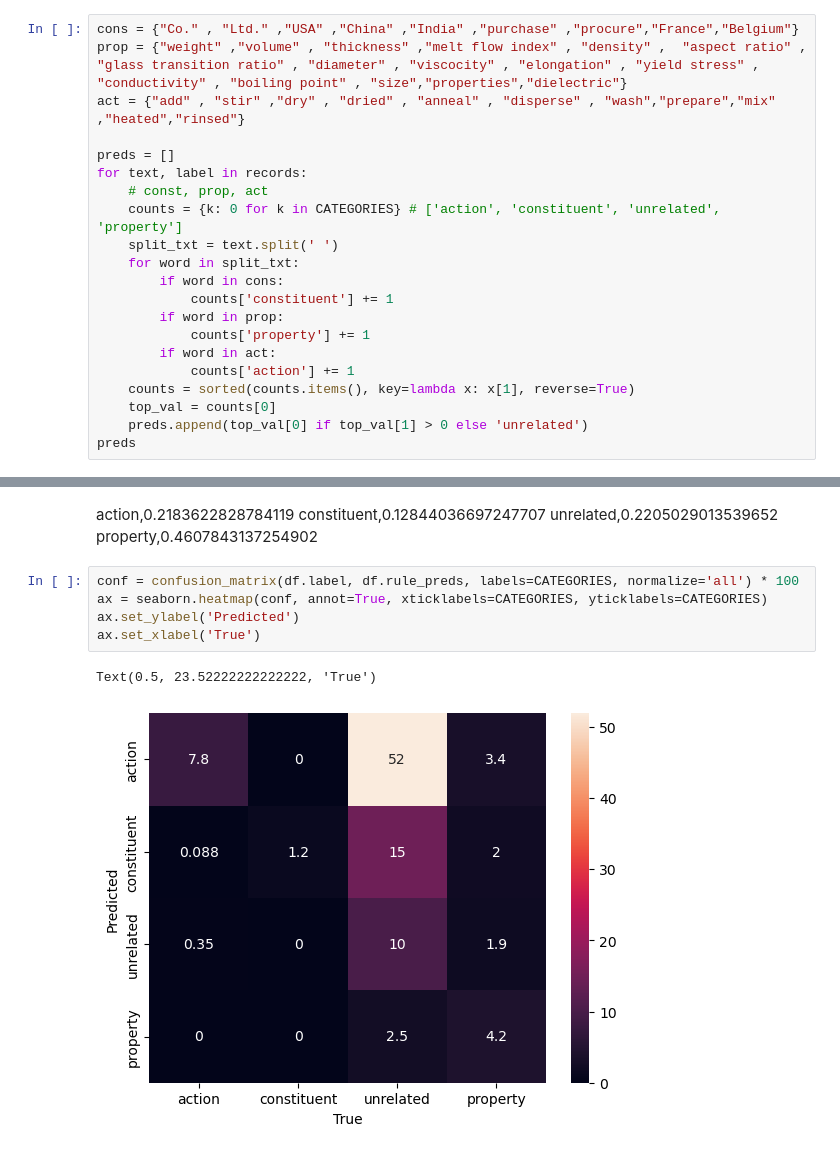
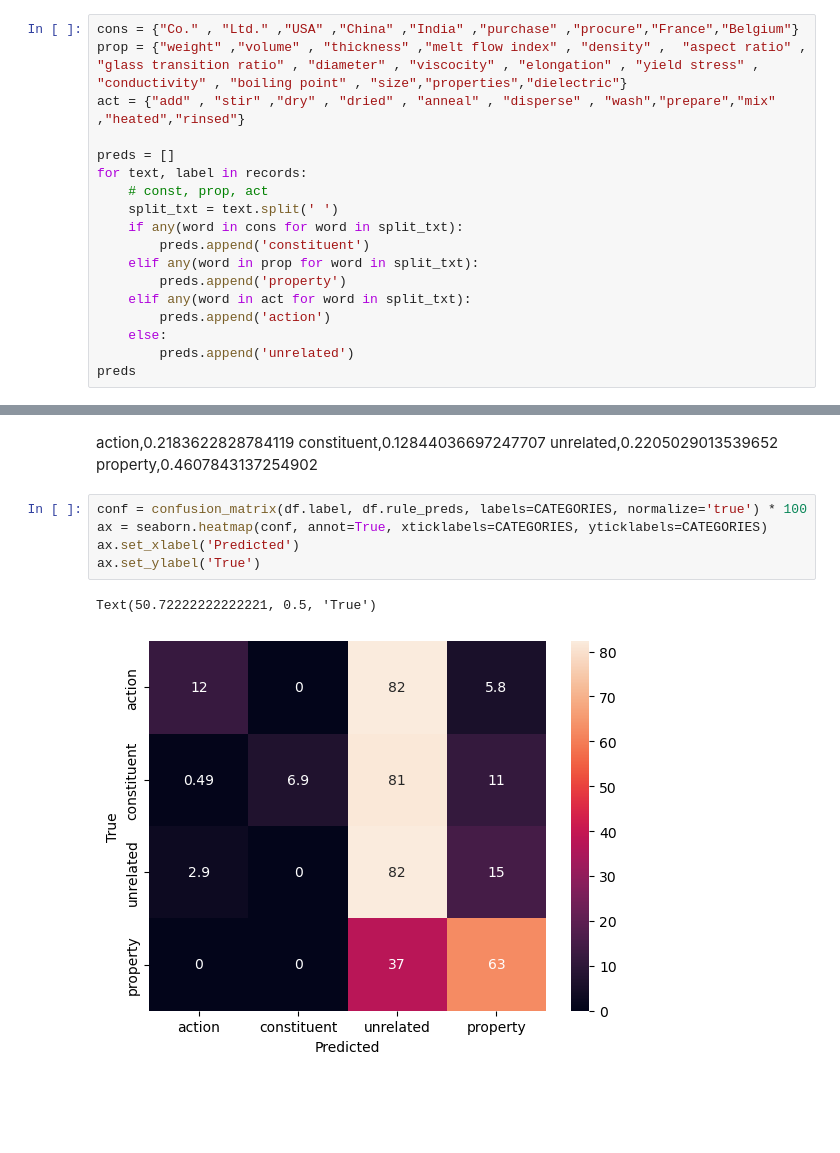
Before and after one commit to jordanIAxelrod/MaterialsGenomeInitiative, a Jupyter notebook: src/prototyping.ipynb, the cells around one changed output, grey strips where cells are left out. Drawn from its saved outputs; the diff is of its cells as text; blank space fills up the shorter version.

Commit message:
Fix rule confusion matrix

```diff
--- a/src/prototyping.ipynb
+++ b/src/prototyping.ipynb
@@ -54,18 +54,15 @@ act = {"add" , "stir" ,"dry" , "dried" , "anneal" , "disperse" , "wash","prepare
 preds = []
 for text, label in records:
     # const, prop, act
-    counts = {k: 0 for k in CATEGORIES} # ['action', 'constituent', 'unrelated', 'property']
     split_txt = text.split(' ')
-    for word in split_txt:
-        if word in cons:
-            counts['constituent'] += 1
-        if word in prop:
-            counts['property'] += 1
-        if word in act:
-            counts['action'] += 1
-    counts = sorted(counts.items(), key=lambda x: x[1], reverse=True)
-    top_val = counts[0]
-    preds.append(top_val[0] if top_val[1] > 0 else 'unrelated')
+    if any(word in cons for word in split_txt):
+        preds.append('constituent')
+    elif any(word in prop for word in split_txt):
+        preds.append('property')
+    elif any(word in act for word in split_txt):
+        preds.append('action')
+    else:
+        preds.append('unrelated')
 preds
 # %% [output]
 ['unrelated',
@@ -105,10 +97,10 @@ constituent,0.12844036697247707
 unrelated,0.2205029013539652
 property,0.4607843137254902
 # %%
-conf = confusion_matrix(df.label, df.rule_preds, labels=CATEGORIES, normalize='all') * 100
+conf = confusion_matrix(df.label, df.rule_preds, labels=CATEGORIES, normalize='true') * 100
 ax = seaborn.heatmap(conf, annot=True, xticklabels=CATEGORIES, yticklabels=CATEGORIES)
-ax.set_ylabel('Predicted')
-ax.set_xlabel('True')
+ax.set_xlabel('Predicted')
+ax.set_ylabel('True')
 # %% [output]
-Text(0.5, 23.52222222222222, 'True')
+Text(50.72222222222221, 0.5, 'True')
-[figure, old version]
+[figure, new version]
```
Also changed, not shown: parts of 2 cells of this notebook, 1 other file.
